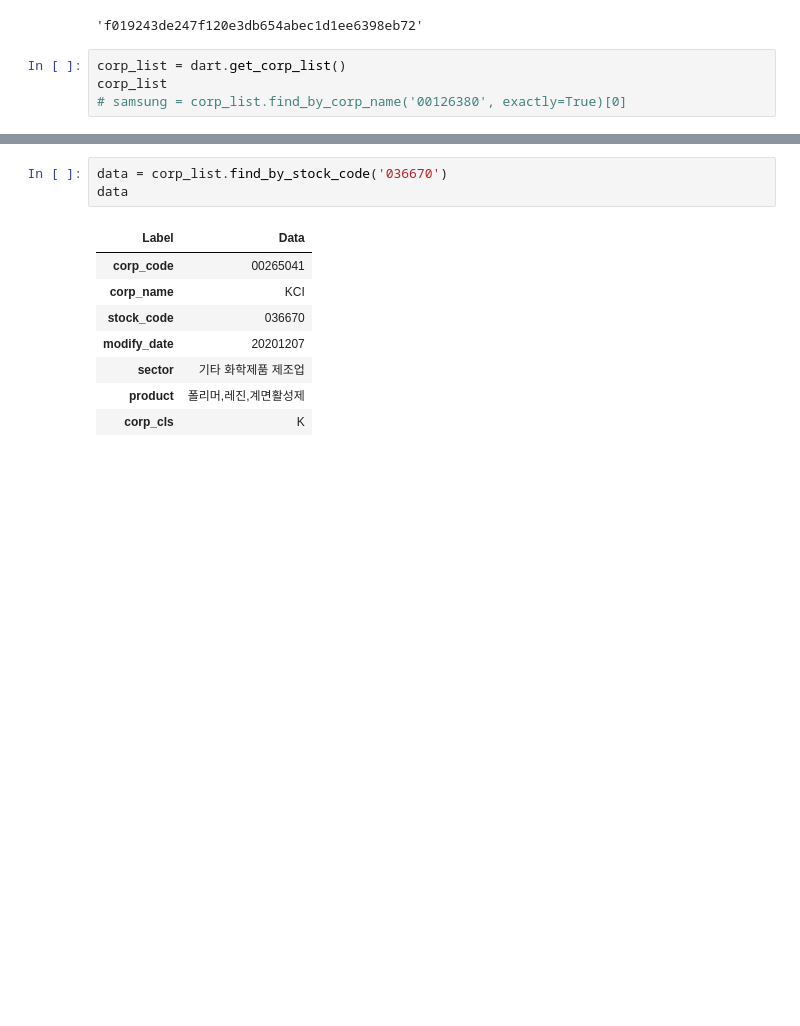
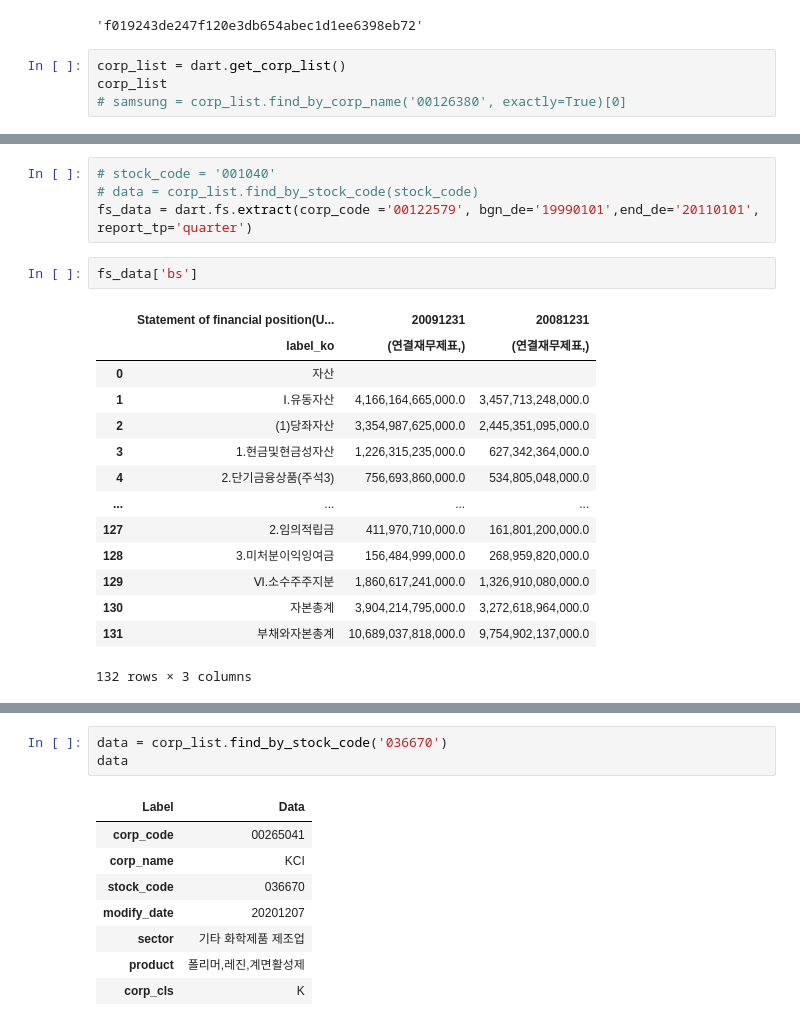
Before and after one commit to malkovich0/Finance, a Jupyter notebook: dartfss.ipynb, the cells around one changed output, grey strips where cells are left out. Saved outputs shown, nothing was run; the diff lists cells and outputs as text; blank space fills up the shorter version.

Commit message:
20210422_dart_fss

```diff
--- a/dartfss.ipynb
+++ b/dartfss.ipynb
@@ -40,0 +107,21 @@ for stock_code in stock_code_list:
+# %%
+# stock_code = '001040'
+# data = corp_list.find_by_stock_code(stock_code)
+fs_data = dart.fs.extract(corp_code ='00122579', bgn_de='19990101',end_de='20110101', report_tp='quarter')
+# %%
+fs_data['bs']
+# %% [output]
+|  | Statement of financial position(U... | 20091231 | 20081231 |
+|  | label_ko | (연결재무제표,) | (연결재무제표,) |
+| 0 | 자산 |  |  |
+| 1 | Ⅰ.유동자산 | 4,166,164,665,000.0 | 3,457,713,248,000.0 |
+| 2 | (1)당좌자산 | 3,354,987,625,000.0 | 2,445,351,095,000.0 |
+| 3 | 1.현금및현금성자산 | 1,226,315,235,000.0 | 627,342,364,000.0 |
+| 4 | 2.단기금융상품(주석3) | 756,693,860,000.0 | 534,805,048,000.0 |
+| ... | ... | ... | ... |
+| 127 | 2.임의적립금 | 411,970,710,000.0 | 161,801,200,000.0 |
+| 128 | 3.미처분이익잉여금 | 156,484,999,000.0 | 268,959,820,000.0 |
+| 129 | Ⅵ.소수주주지분 | 1,860,617,241,000.0 | 1,326,910,080,000.0 |
+| 130 | 자본총계 | 3,904,214,795,000.0 | 3,272,618,964,000.0 |
+| 131 | 부채와자본총계 | 10,689,037,818,000.0 | 9,754,902,137,000.0 |
+132 rows × 3 columns
```
Also changed, not shown: parts of 16 cells of this notebook, 1 other file.
